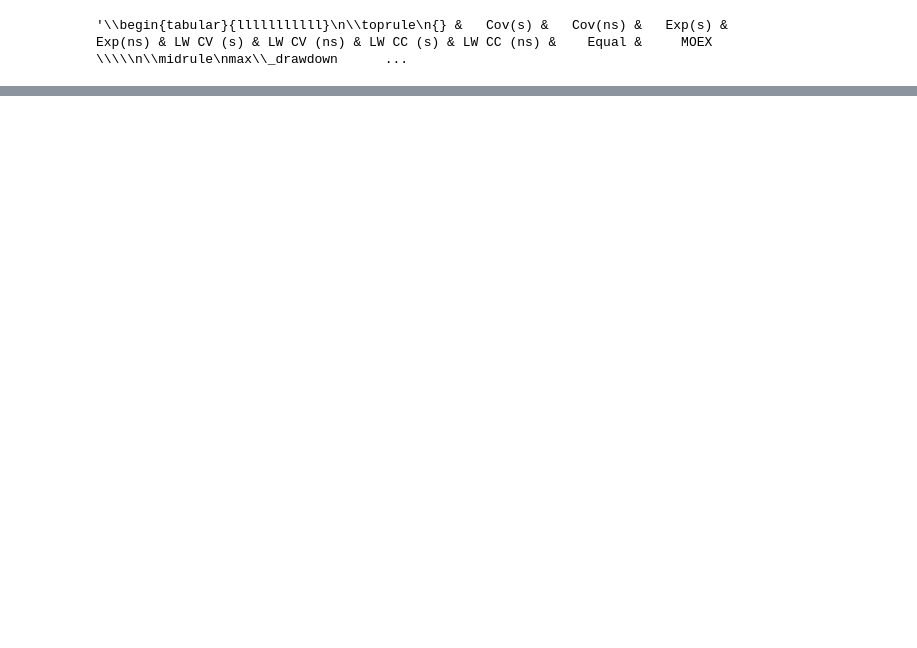
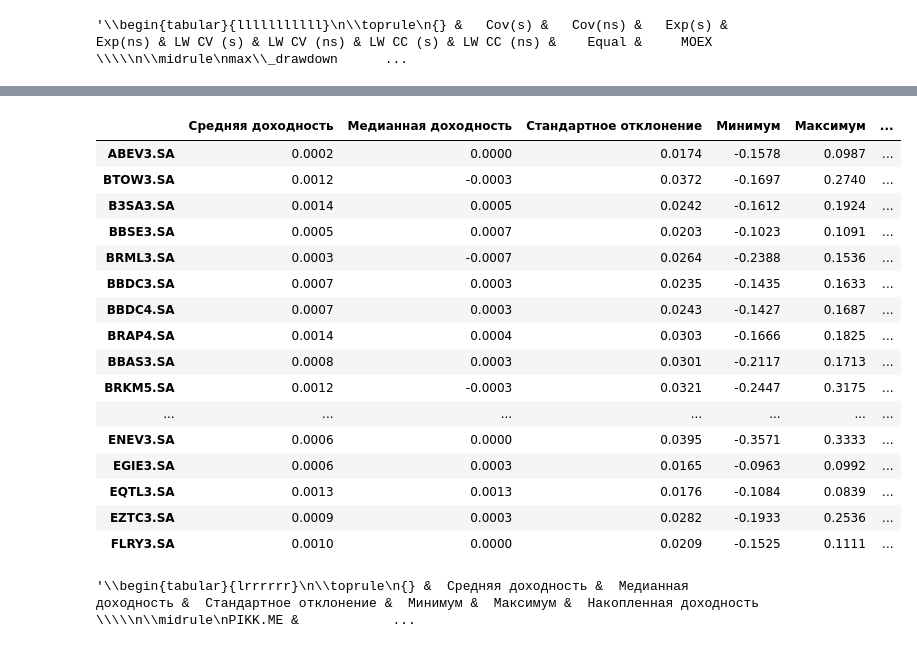
Before and after one commit to ontenkutsenko/Portfolio-optimization, a Jupyter notebook: Portfolio construction.ipynb, the cells around one changed output, grey strips where cells are left out. Saved outputs shown, nothing was run; the diff lists cells and outputs as text; code cells hidden in the pictures; blank space fills up the shorter version.

```diff
--- a/Portfolio construction.ipynb
+++ b/Portfolio construction.ipynb
@@ -693,0 +687,37 @@ df.to_latex()
+# %%
+df1 = rus.drop(columns = 'IBOVESPA').pct_change()[1:]
+max = np.array(df1.max(axis = 0))
+min = np.array(df1.min(axis = 0))
+mean = np.array(df1.mean(axis = 0))
+med = np.array(df1.median(axis = 0))
+std = np.array(df1.std(axis = 0))
+cum_ret = np.array((df1+1).cumprod().iloc[-1].values)
+data = [mean, med, std, min, max, cum_ret]
+stat = pd.DataFrame(data, columns = df1.max(axis = 0).index)
+stat = stat.transpose()
+stat.rename(columns = {0:'Средняя доходность', 1:'Медианная доходность', 2:'Стандартное отклонение', 3:'Минимум',4:'Максимум', 5:'Накопленная доходность'}, inplace=True)
+# stat = stat[1:]
+stat = stat.round(4)
+stat
+# %% [output]
+|  | Средняя доходность | Медианная доходность | Стандартное отклонение | Минимум | Максимум | ... |
+| ABEV3.SA | 0.0002 | 0.0000 | 0.0174 | -0.1578 | 0.0987 | ... |
+| BTOW3.SA | 0.0012 | -0.0003 | 0.0372 | -0.1697 | 0.2740 | ... |
+| B3SA3.SA | 0.0014 | 0.0005 | 0.0242 | -0.1612 | 0.1924 | ... |
+| BBSE3.SA | 0.0005 | 0.0007 | 0.0203 | -0.1023 | 0.1091 | ... |
+| BRML3.SA | 0.0003 | -0.0007 | 0.0264 | -0.2388 | 0.1536 | ... |
+| BBDC3.SA | 0.0007 | 0.0003 | 0.0235 | -0.1435 | 0.1633 | ... |
+| BBDC4.SA | 0.0007 | 0.0003 | 0.0243 | -0.1427 | 0.1687 | ... |
+| BRAP4.SA | 0.0014 | 0.0004 | 0.0303 | -0.1666 | 0.1825 | ... |
+| BBAS3.SA | 0.0008 | 0.0003 | 0.0301 | -0.2117 | 0.1713 | ... |
+| BRKM5.SA | 0.0012 | -0.0003 | 0.0321 | -0.2447 | 0.3175 | ... |
+| ... | ... | ... | ... | ... | ... | ... |
+| ENEV3.SA | 0.0006 | 0.0000 | 0.0395 | -0.3571 | 0.3333 | ... |
+| EGIE3.SA | 0.0006 | 0.0003 | 0.0165 | -0.0963 | 0.0992 | ... |
+| EQTL3.SA | 0.0013 | 0.0013 | 0.0176 | -0.1084 | 0.0839 | ... |
+| EZTC3.SA | 0.0009 | 0.0003 | 0.0282 | -0.1933 | 0.2536 | ... |
+| FLRY3.SA | 0.0010 | 0.0000 | 0.0209 | -0.1525 | 0.1111 | ... |
+# %%
+stat.to_latex()
+# %% [output]
+'\\begin{tabular}{lrrrrrr}\n\\toprule\n{} &  Средняя доходность &  Медианная доходность &  Стандартное отклонение &  Минимум &  Максимум &  Накопленная доходность \\\\\n\\midrule\nPIKK.ME &            ...
```
Also changed, not shown: parts of 16 cells of this notebook.
